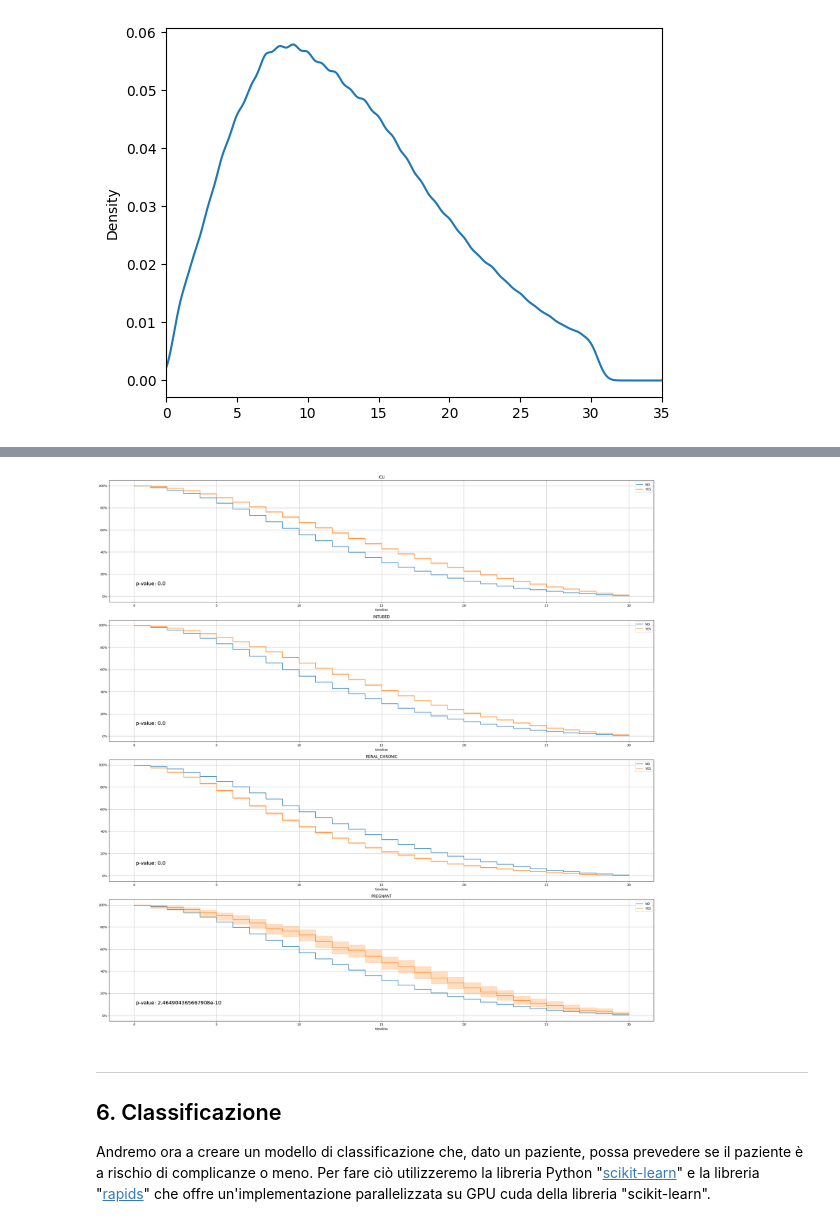
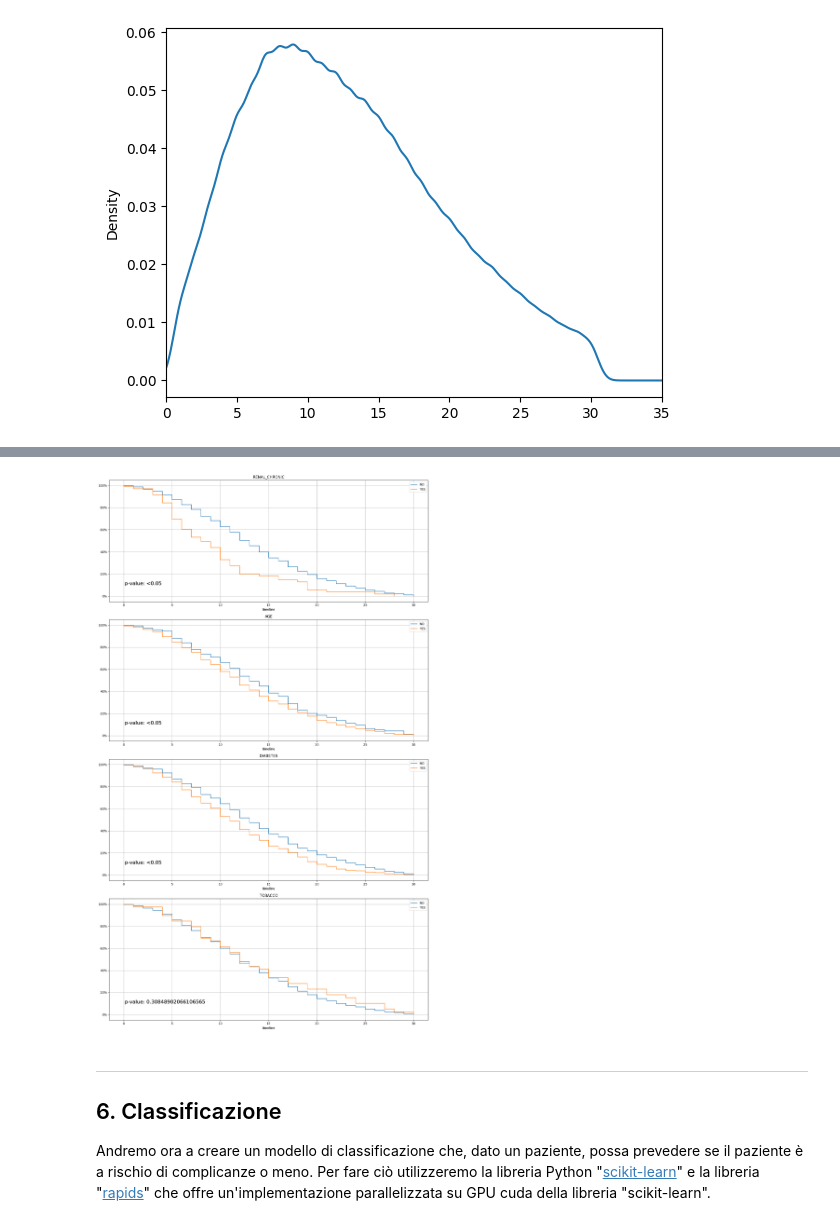
Before and after one commit to JustCati/CovidRiskPrediction, a Jupyter notebook: CovidRiskPrediction.ipynb, the cells around one changed output, grey strips where cells are left out. Saved outputs shown, nothing was run; the diff lists cells and outputs as text; code cells hidden in the pictures.

Commit message:
fix: p-value and survival curve text

```diff
--- a/CovidRiskPrediction.ipynb
+++ b/CovidRiskPrediction.ipynb
@@ -278,6 +278,9 @@ plt.show();
 
 Efettueremo ora uno studio delle curve di sopravvivenza, per capire se esistono delle caratteristiche che permettono di prevedere la sopravvivenza dei pazienti e per identificare le feature più significative nello studio. Per fare ciò utilizzeremo la libreria Python "[lifelines](https://lifelines.readthedocs.io/en/latest/)".
 # %%
+covid = pd.read_parquet("covidClean.parquet") #! TO REMOVE
+#! -------------------------------------------------------
+
 covidSurv = covid.copy()
 toRemove = ["PATIENT_ID", "USMER", "SYMPTOMS_DATE",
             "MEDICAL_UNIT", "ADMISSION_DATE", "PATIENT_TYPE",
@@ -325,0 +329,11 @@ In particolare attenzioneremo il valore **p-value** che indica la probabilità c
+# %%
+dim = 2500
+
+preg = covidSurv[covidSurv.PREGNANT == True]
+notPreg = covidSurv[covidSurv.PREGNANT == False]
+
+preg = preg.sample(dim // 2, random_state=47)
+notPreg = notPreg.sample(dim // 2, random_state=48)
+
+covidSurv = pd.concat([preg, notPreg])
+covidSurv.info()
@@ -326,7 +358,7 @@ In particolare attenzioneremo il valore **p-value** che indica la probabilità c
 # %%
 def getPValues(df):
     res = {}
-    columns = [x for x in df.columns if x != "DAYS" and x != "DIED"]
+    columns = [x for x in df.columns if x not in ["DAYS", "DIED"]]
     for col in columns:
         res[col] = pairwise_logrank_test(df["DAYS"], df[col], df["DIED"]).p_value[0]
     return res
@@ -367,9 +399,10 @@ def printGraph(df, colname, legend = ["NO", "YES"], fontsize=9):
 
         kmf = KaplanMeierFitter()
         kmf.fit(indexis["DAYS"], indexis["DIED"])
-        ax = kmf.plot(label = legend[elem])
+        ax = kmf.plot(label = legend[elem], ci_show=False)
 
         pValue = pairwise_logrank_test(df["DAYS"], df[colname], df["DIED"]).p_value[0]
+        pValue = "<0.05" if pValue < 0.05 else pValue
         plt.text(0.1, 0.1, "p-value: " + str(pValue), fontsize=fontsize)
         plt.title(colname)
         plt.grid(True)
@@ -396,13 +432,13 @@ Possiamo notare che, come detto in precedenza, le curve delle feature più signi
 # %%
-features = ["ICU", "INTUBED", "RENAL_CHRONIC", "PREGNANT"]
-plt.figure(figsize=(25, 25))
+features = ["RENAL_CHRONIC", "AGE", "DIABETES", "TOBACCO"]
+plt.figure(figsize=(15, 25))
 for i in range(4):
     plt.subplot(4, 1, i+1)
     printGraph(covidSurv, features[i], fontsize=16)
 plt.tight_layout()
 plt.show()
 # %% [output]
-[figure, old version]
+[figure, new version]
 # %% [markdown]
 ---
 <a id="sec6"></a>
```
Also changed, not shown: parts of 7 cells of this notebook.
